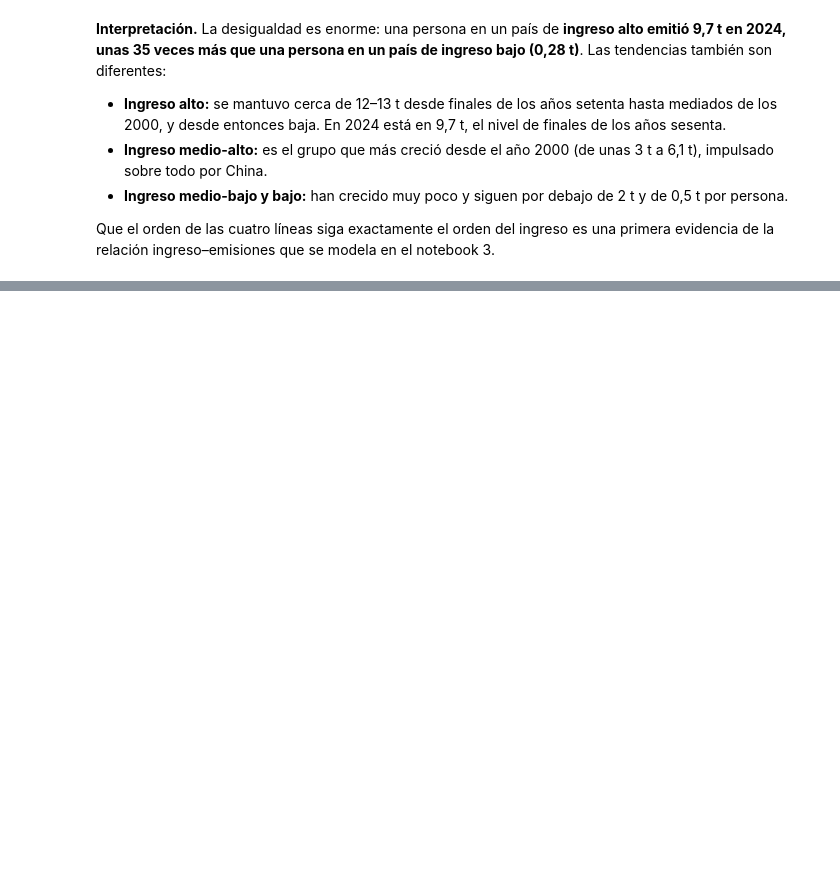
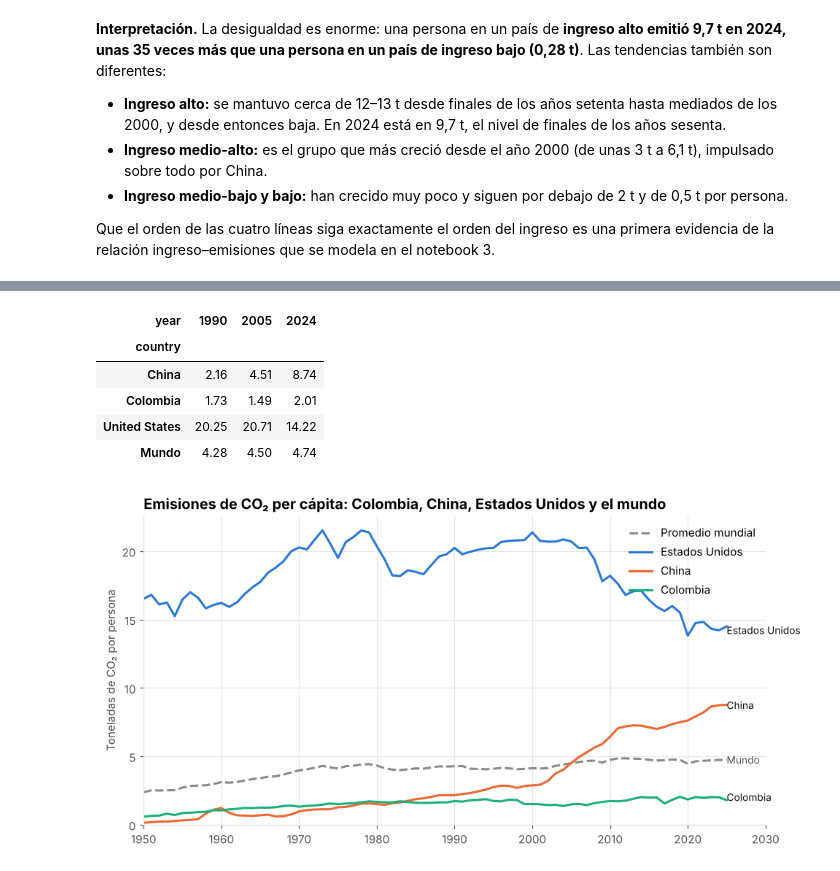
Before and after one commit to felipecasta0330/proyecto-final-co2, a Jupyter notebook: notebooks/02_visualizacion_eda.ipynb, the cells around one changed output, grey strips where cells are left out. Drawn from its saved outputs; the diff is of its cells as text; code cells hidden in the pictures; blank space fills up the shorter version.

```diff
--- a/notebooks/02_visualizacion_eda.ipynb
+++ b/notebooks/02_visualizacion_eda.ipynb
@@ -191,0 +241,30 @@ Que el orden de las cuatro líneas siga exactamente el orden del ingreso es una
+# %%
+SERIES = [("United States", "Estados Unidos", AZUL), ("China", "China", NARANJA),
+          ("Colombia", "Colombia", VERDE)]
+fig, ax = plt.subplots()
+m = mundo[(mundo["year"] >= 1950)].dropna(subset=["co2_per_capita"])
+ax.plot(m["year"], m["co2_per_capita"], color=GRIS, linestyle="--", label="Promedio mundial")
+ax.text(ANIO + 1, m[m["year"] == ANIO]["co2_per_capita"].item(), "Mundo", va="center", color=TEXTO_2, fontsize=9)
+for pais, nombre, color in SERIES:
+    d = paises[paises["country"] == pais]
+    ax.plot(d["year"], d["co2_per_capita"], color=color, label=nombre)
+    ax.text(ANIO + 1, d[d["year"] == ANIO]["co2_per_capita"].item(), nombre, va="center", color=TEXTO, fontsize=9)
+ax.set_title("Emisiones de CO₂ per cápita: Colombia, China, Estados Unidos y el mundo")
+ax.set_ylabel("Toneladas de CO₂ por persona")
+ax.set_xlim(1950, 2030)
+ax.set_ylim(0, None)
+ax.legend(loc="upper right")
+plt.show()
+
+comp = (paises[paises["country"].isin(["Colombia", "China", "United States"]) & paises["year"].isin([1990, 2005, ANIO])]
+        .pivot(index="country", columns="year", values="co2_per_capita").round(2))
+comp.loc["Mundo"] = mundo.set_index("year").loc[[1990, 2005, ANIO], "co2_per_capita"].round(2).values
+display(comp)
+# %% [output]
+| year | 1990 | 2005 | 2024 |
+| country |  |  |  |
+| China | 2.16 | 4.51 | 8.74 |
+| Colombia | 1.73 | 1.49 | 2.01 |
+| United States | 20.25 | 20.71 | 14.22 |
+| Mundo | 4.28 | 4.50 | 4.74 |
+[figure, added]
```
Also changed, not shown: parts of 12 cells of this notebook.
